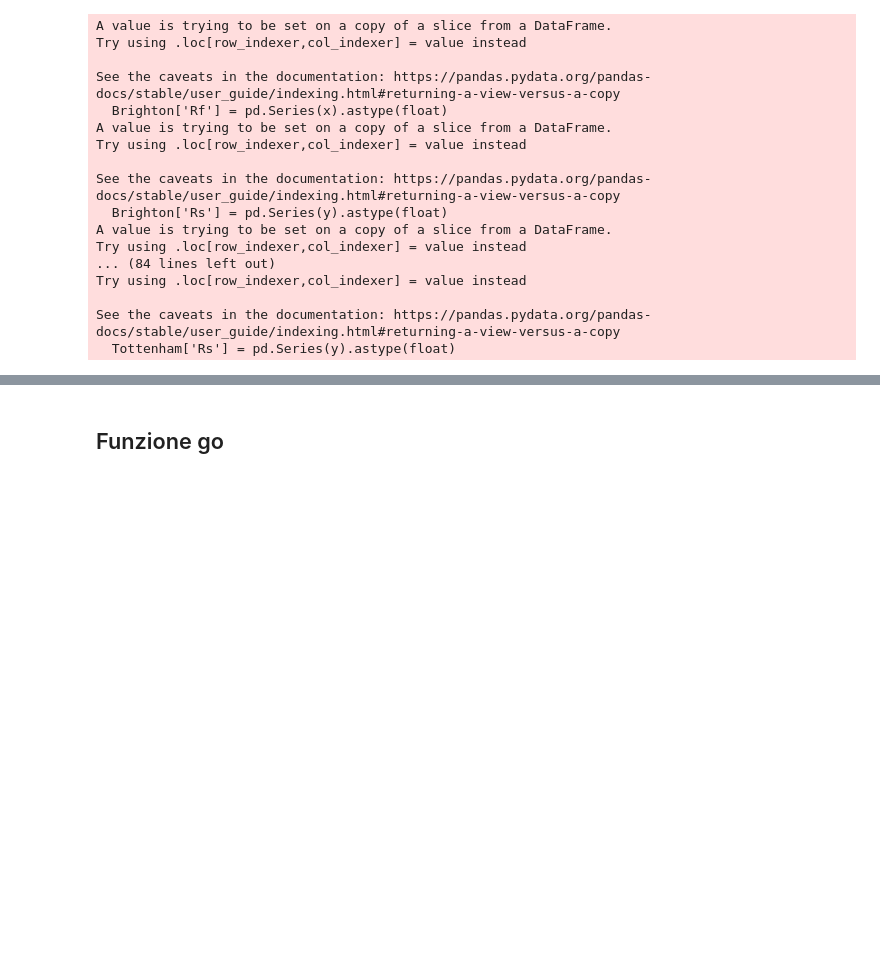
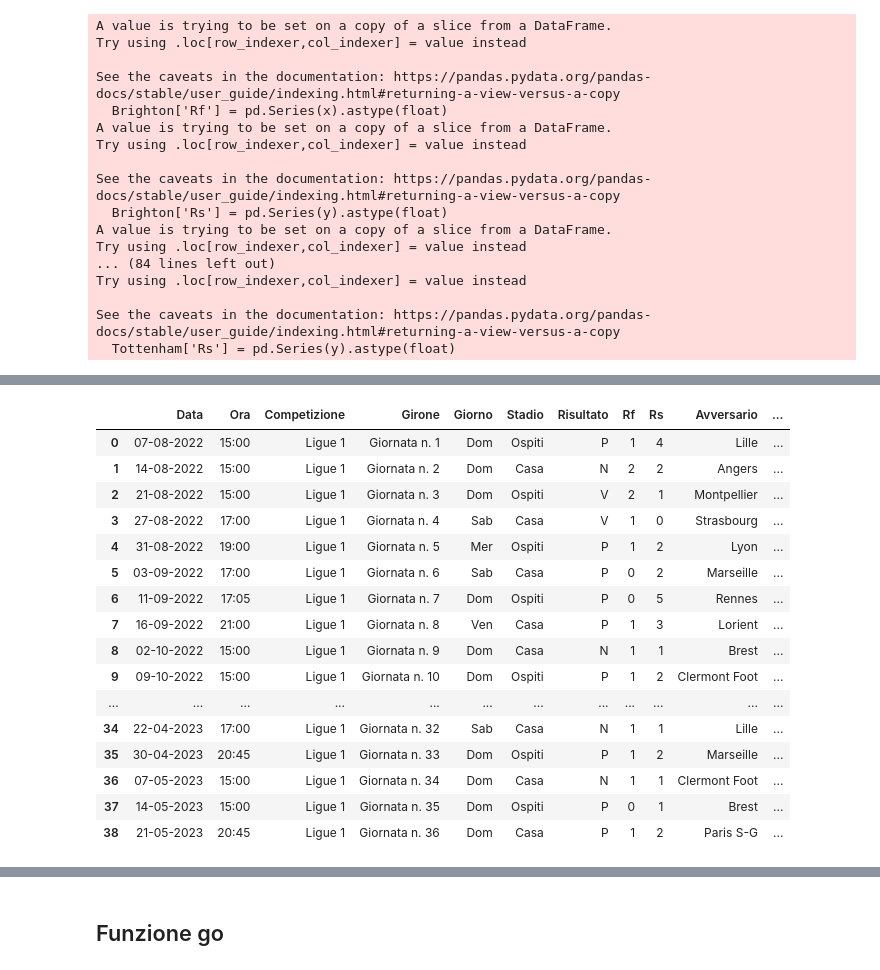
Before and after one commit to lucacefaloni01/Gol_Predict, a Jupyter notebook: MP0.1.ipynb, the cells around one changed output, grey strips where cells are left out. Drawn from its saved outputs; the diff is of its cells as text; code cells hidden in the pictures; blank space fills up the shorter version.

```diff
--- a/MP0.1.ipynb
+++ b/MP0.1.ipynb
@@ -630,0 +1043,20 @@ See the caveats in the documentation: https://pandas.pydata.org/pandas-docs/stab
+# %%
+Auxerre
+# %% [output]
+|  | Data | Ora | Competizione | Girone | Giorno | Stadio | Risultato | Rf | Rs | Avversario | ... |
+| 0 | 07-08-2022 | 15:00 | Ligue 1 | Giornata n. 1 | Dom | Ospiti | P | 1 | 4 | Lille | ... |
+| 1 | 14-08-2022 | 15:00 | Ligue 1 | Giornata n. 2 | Dom | Casa | N | 2 | 2 | Angers | ... |
+| 2 | 21-08-2022 | 15:00 | Ligue 1 | Giornata n. 3 | Dom | Ospiti | V | 2 | 1 | Montpellier | ... |
+| 3 | 27-08-2022 | 17:00 | Ligue 1 | Giornata n. 4 | Sab | Casa | V | 1 | 0 | Strasbourg | ... |
+| 4 | 31-08-2022 | 19:00 | Ligue 1 | Giornata n. 5 | Mer | Ospiti | P | 1 | 2 | Lyon | ... |
+| 5 | 03-09-2022 | 17:00 | Ligue 1 | Giornata n. 6 | Sab | Casa | P | 0 | 2 | Marseille | ... |
+| 6 | 11-09-2022 | 17:05 | Ligue 1 | Giornata n. 7 | Dom | Ospiti | P | 0 | 5 | Rennes | ... |
+| 7 | 16-09-2022 | 21:00 | Ligue 1 | Giornata n. 8 | Ven | Casa | P | 1 | 3 | Lorient | ... |
+| 8 | 02-10-2022 | 15:00 | Ligue 1 | Giornata n. 9 | Dom | Casa | N | 1 | 1 | Brest | ... |
+| 9 | 09-10-2022 | 15:00 | Ligue 1 | Giornata n. 10 | Dom | Ospiti | P | 1 | 2 | Clermont Foot | ... |
+| ... | ... | ... | ... | ... | ... | ... | ... | ... | ... | ... | ... |
+| 34 | 22-04-2023 | 17:00 | Ligue 1 | Giornata n. 32 | Sab | Casa | N | 1 | 1 | Lille | ... |
+| 35 | 30-04-2023 | 20:45 | Ligue 1 | Giornata n. 33 | Dom | Ospiti | P | 1 | 2 | Marseille | ... |
+| 36 | 07-05-2023 | 15:00 | Ligue 1 | Giornata n. 34 | Dom | Casa | N | 1 | 1 | Clermont Foot | ... |
+| 37 | 14-05-2023 | 15:00 | Ligue 1 | Giornata n. 35 | Dom | Ospiti | P | 0 | 1 | Brest | ... |
+| 38 | 21-05-2023 | 20:45 | Ligue 1 | Giornata n. 36 | Dom | Casa | P | 1 | 2 | Paris S-G | ... |
```
Also changed, not shown: parts of 28 cells of this notebook.
